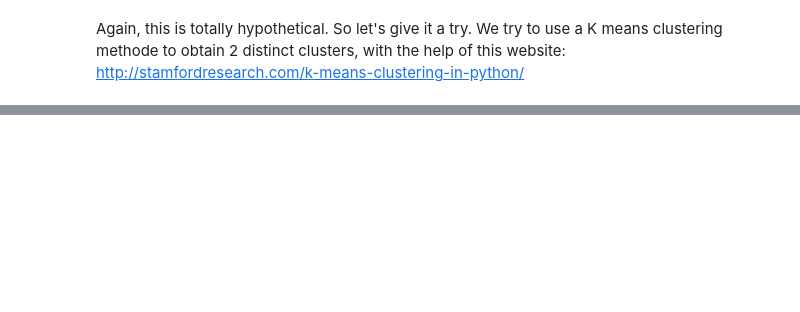
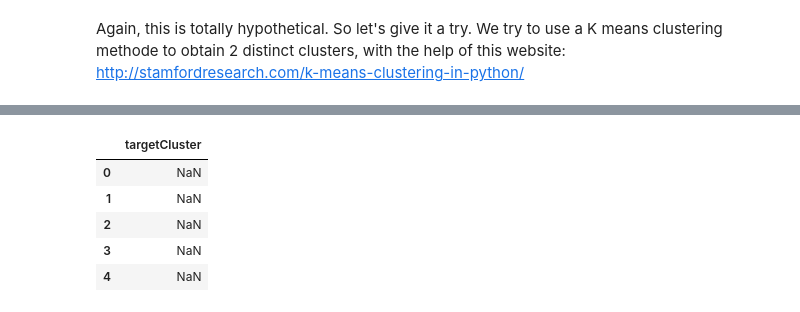
Before and after one commit to Merinorus/adaisawesome, a Jupyter notebook: Homework/04 - Applied ML/Homework04_Referees_teamawesome_Q2.ipynb, the cells around one changed output, grey strips where cells are left out. Cells and saved outputs as stored; diff of their text form; code cells hidden in the pictures; blank space fills up the shorter version.

```diff
--- a/Homework/04 - Applied ML/Homework04_Referees_teamawesome_Q2.ipynb
+++ b/Homework/04 - Applied ML/Homework04_Referees_teamawesome_Q2.ipynb
@@ -113,0 +126,11 @@ http://stamfordresearch.com/k-means-clustering-in-python/
+# %%
+# Output with the same length as the input, that will contains the associated cluster
+y = pd.DataFrame(index=x.index, columns=['targetCluster'])
+y.head()
+# %% [output]
+|  | targetCluster |
+| 0 | NaN |
+| 1 | NaN |
+| 2 | NaN |
+| 3 | NaN |
+| 4 | NaN |
```
Also changed, not shown: parts of 1 cell of this notebook, 2 other files.
